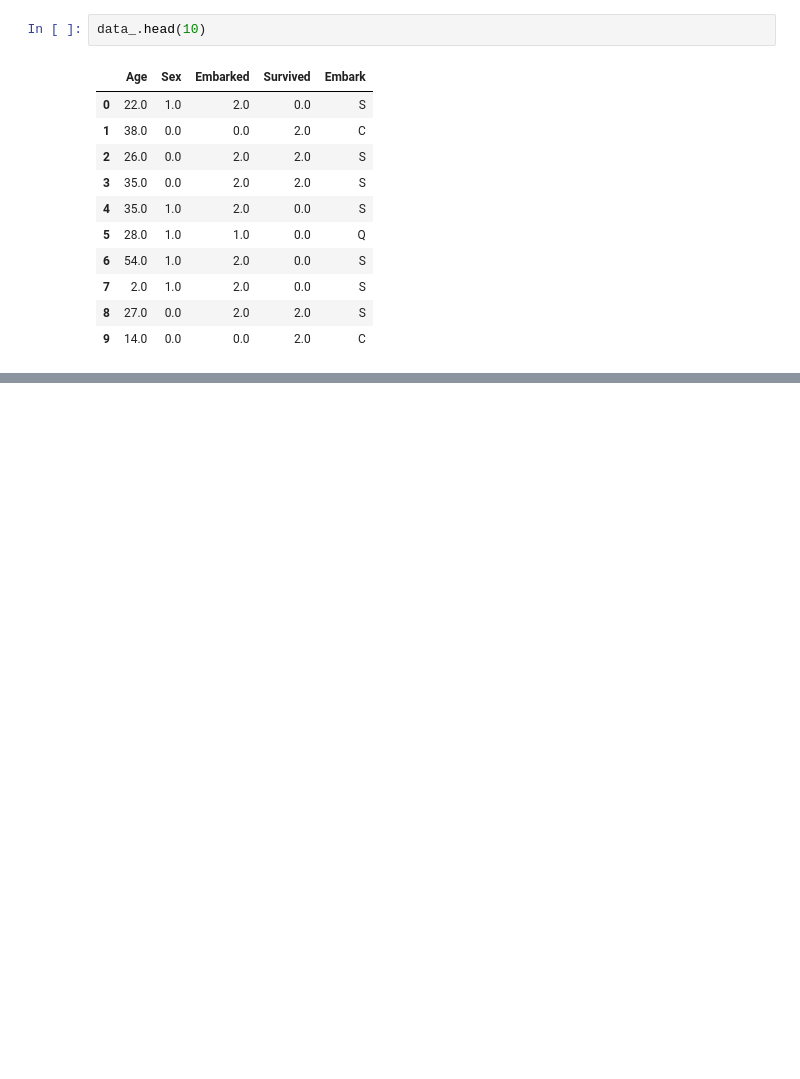
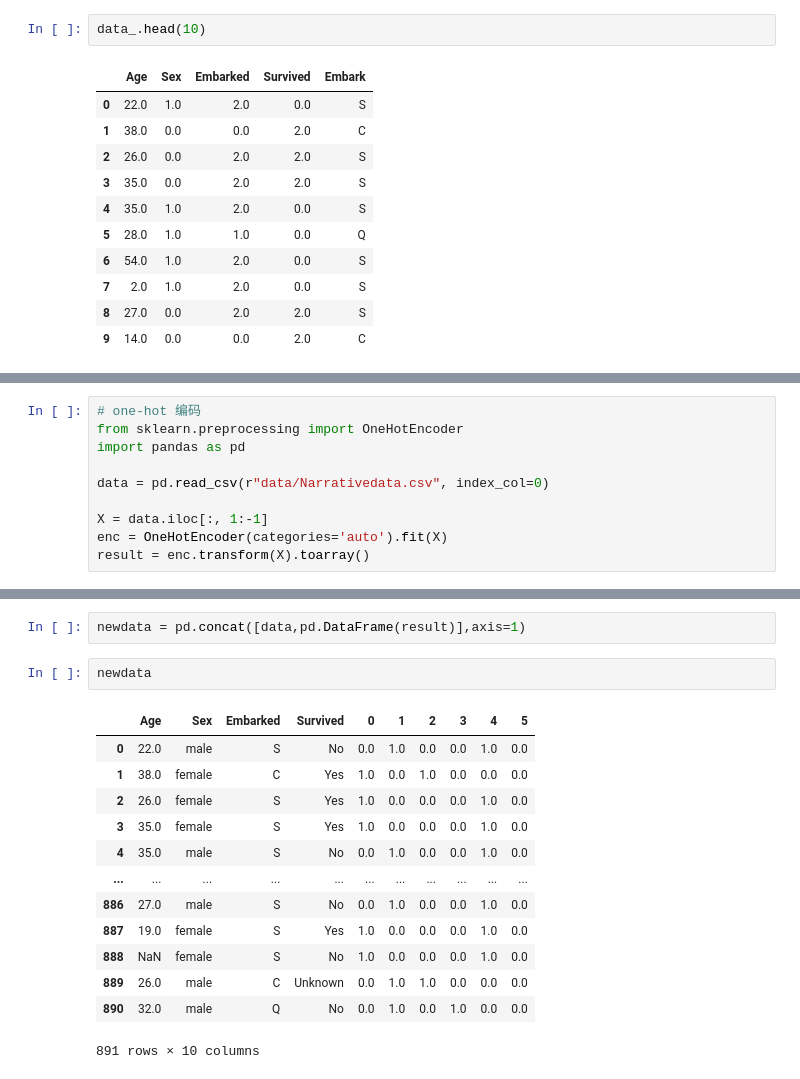
Before and after one commit to Dream-Runner-Yu/---, a Jupyter notebook: 日常机器学习-sklearn/cc_sklearn/feature_pregressing.ipynb, the cells around one changed output, grey strips where cells are left out. Saved outputs shown, nothing was run; the diff lists cells and outputs as text; blank space fills up the shorter version.

```diff
--- a/日常机器学习-sklearn/cc_sklearn/feature_pregressing.ipynb
+++ b/日常机器学习-sklearn/cc_sklearn/feature_pregressing.ipynb
@@ -253,0 +252,10 @@ data_.head(10)
+# %%
+# one-hot 编码
+from sklearn.preprocessing import OneHotEncoder
+import pandas as pd
+
+data = pd.read_csv(r"data/Narrativedata.csv", index_col=0)
+
+X = data.iloc[:, 1:-1]
+enc = OneHotEncoder(categories='auto').fit(X)
+result = enc.transform(X).toarray()
@@ -253,0 +272,18 @@ data_.head(10)
+# %%
+newdata = pd.concat([data,pd.DataFrame(result)],axis=1)
+# %%
+newdata
+# %% [output]
+|  | Age | Sex | Embarked | Survived | 0 | 1 | 2 | 3 | 4 | 5 |
+| 0 | 22.0 | male | S | No | 0.0 | 1.0 | 0.0 | 0.0 | 1.0 | 0.0 |
+| 1 | 38.0 | female | C | Yes | 1.0 | 0.0 | 1.0 | 0.0 | 0.0 | 0.0 |
+| 2 | 26.0 | female | S | Yes | 1.0 | 0.0 | 0.0 | 0.0 | 1.0 | 0.0 |
+| 3 | 35.0 | female | S | Yes | 1.0 | 0.0 | 0.0 | 0.0 | 1.0 | 0.0 |
+| 4 | 35.0 | male | S | No | 0.0 | 1.0 | 0.0 | 0.0 | 1.0 | 0.0 |
+| ... | ... | ... | ... | ... | ... | ... | ... | ... | ... | ... |
+| 886 | 27.0 | male | S | No | 0.0 | 1.0 | 0.0 | 0.0 | 1.0 | 0.0 |
+| 887 | 19.0 | female | S | Yes | 1.0 | 0.0 | 0.0 | 0.0 | 1.0 | 0.0 |
+| 888 | NaN | female | S | No | 1.0 | 0.0 | 0.0 | 0.0 | 1.0 | 0.0 |
+| 889 | 26.0 | male | C | Unknown | 0.0 | 1.0 | 1.0 | 0.0 | 0.0 | 0.0 |
+| 890 | 32.0 | male | Q | No | 0.0 | 1.0 | 0.0 | 1.0 | 0.0 | 0.0 |
+891 rows × 10 columns
```
Also changed, not shown: parts of 17 cells of this notebook, 14 other files.
